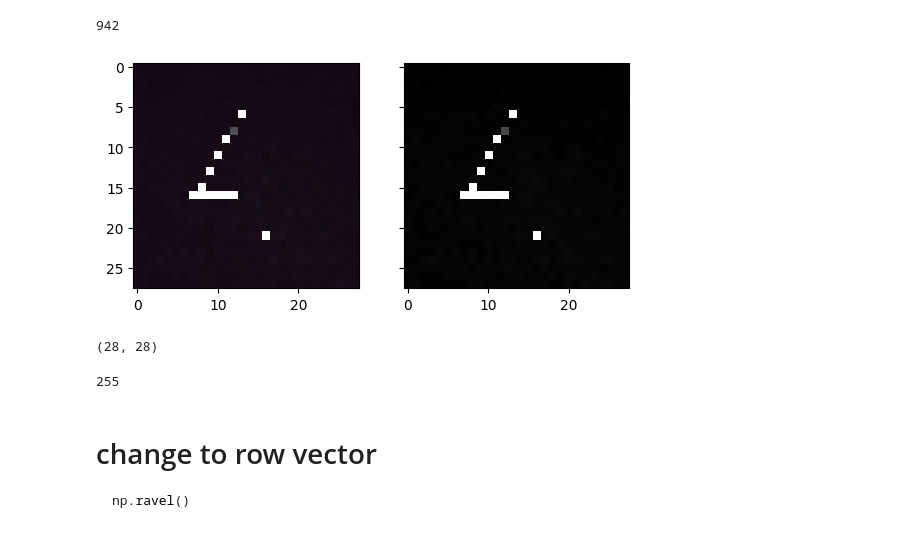
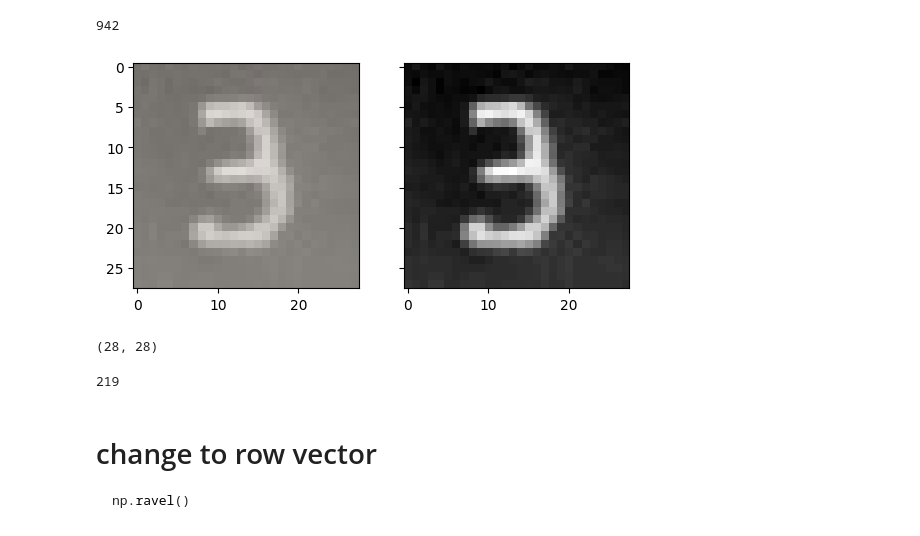
Before and after one commit to kunalashah99/Digit_recogniser, a Jupyter notebook: digit_recog.ipynb, the cells around one changed output. Saved outputs shown, nothing was run; the diff lists cells and outputs as text; code cells hidden in the pictures.

```diff
--- a/digit_recog.ipynb
+++ b/digit_recog.ipynb
@@ -246,23 +246,25 @@ print(len(not_same))
 # %%
 import numpy as np
 import cv2
 
 fig, (ax1, ax2) = plt.subplots(1,2, sharey=True)
-path1 = "four.jpeg"
+path1 = "bleh.jpeg"
 img_cv = cv2.imread(path1)
 img_cv = cv2.resize(img_cv, (28,28))
 ax1.imshow(img_cv, cmap='gray')
 img_grey = cv2.cvtColor(img_cv, cv2.COLOR_BGR2GRAY)
+
 ax2.imshow(img_grey, cmap='gray')
 # img_grey = cv2.cvtColor(img_cv, cv2.COLOR_BGR2GRAY)
+plt.imshow(img_grey, cmap='gray')
 img = np.asarray(img_grey)
 
 plt.show()
 img.shape
 # %% [output]
-[figure, old version]
+[figure, new version]
 (28, 28)
 # %%
 img.max()
 # %% [output]
-255
+219
```
Also changed, not shown: parts of 2 cells of this notebook, 1 other file.
